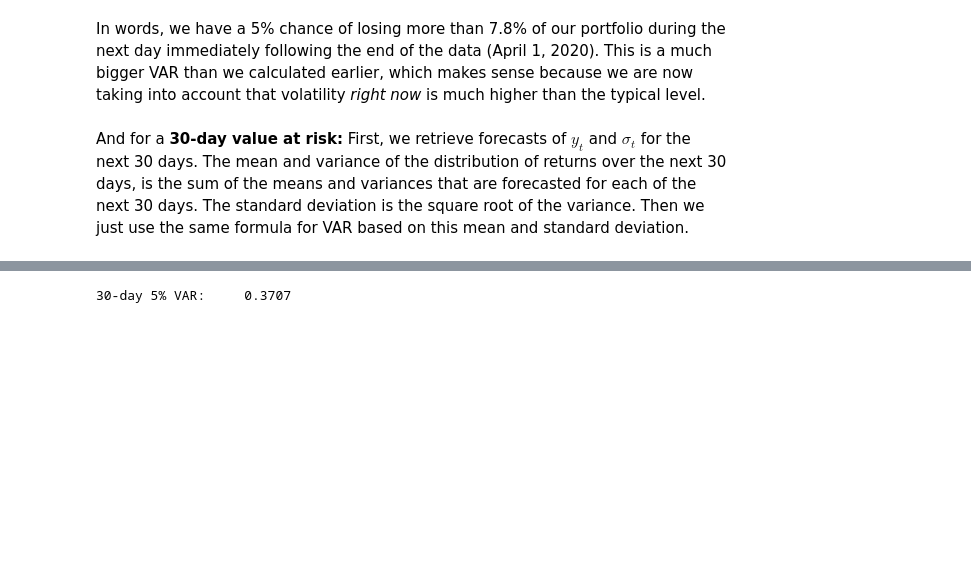
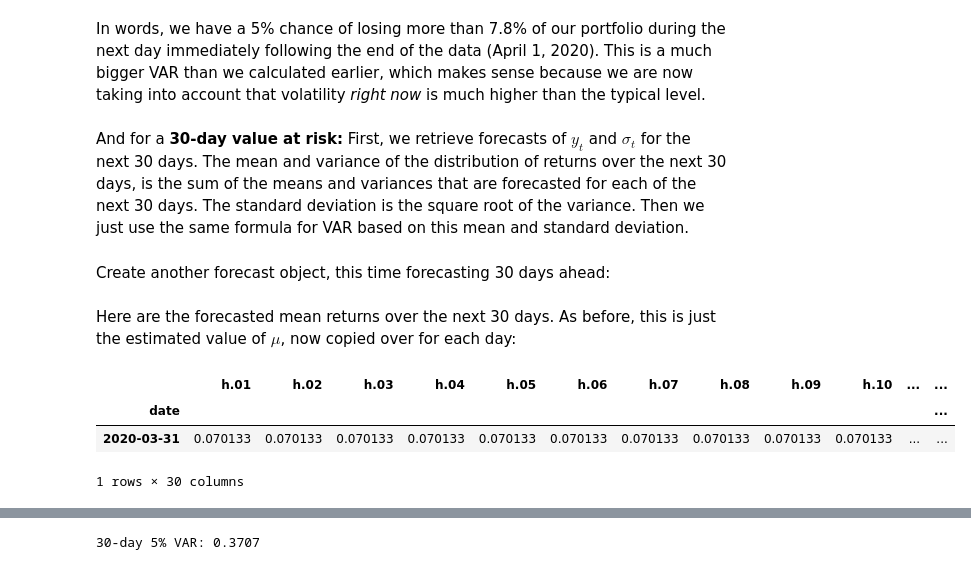
Before and after one commit to wgjm1986/FIN657, a Jupyter notebook: Week 7 and 8 - GARCH/Volatility modeling.ipynb, the cells around one changed output, grey strips where cells are left out. Saved outputs shown, nothing was run; the diff lists cells and outputs as text; code cells hidden in the pictures; blank space fills up the shorter version.

```diff
--- a/Week 7 and 8 - GARCH/Volatility modeling.ipynb
+++ b/Week 7 and 8 - GARCH/Volatility modeling.ipynb
@@ -524,4 +570,6 @@ In words, we have a 5% chance of losing more than 7.8% of our portfolio during t
 # %% [markdown]
 And for a **30-day value at risk:** First, we retrieve forecasts of $y_t$ and $\sigma_t$ for the next 30 days.
 The mean and variance of the distribution of returns over the next 30 days, is the sum of the means and variances that are forecasted for each of the next 30 days. The standard deviation is the square root of the variance. Then we just use the same formula for VAR based on this mean and standard deviation.
+# %% [markdown]
+Create another forecast object, this time forecasting 30 days ahead:
 # %%
@@ -529 +576,10 @@ The mean and variance of the distribution of returns over the next 30 days, is t
 forecast = GARCH11_results.forecast(horizon=30)
+# %% [markdown]
+Here are the forecasted mean returns over the next 30 days. As before, this is just the estimated value of $\mu$, now copied over for each day:
+# %%
+forecast.mean
+# %% [output]
+|  | h.01 | h.02 | h.03 | h.04 | h.05 | h.06 | h.07 | h.08 | h.09 | h.10 | ... | ... |
+| date |  |  |  |  |  |  |  |  |  |  |  | ... |
+| 2020-03-31 | 0.070133 | 0.070133 | 0.070133 | 0.070133 | 0.070133 | 0.070133 | 0.070133 | 0.070133 | 0.070133 | 0.070133 | ... | ... |
+1 rows × 30 columns
```
Also changed, not shown: parts of 73 cells of this notebook, 1 other file.
